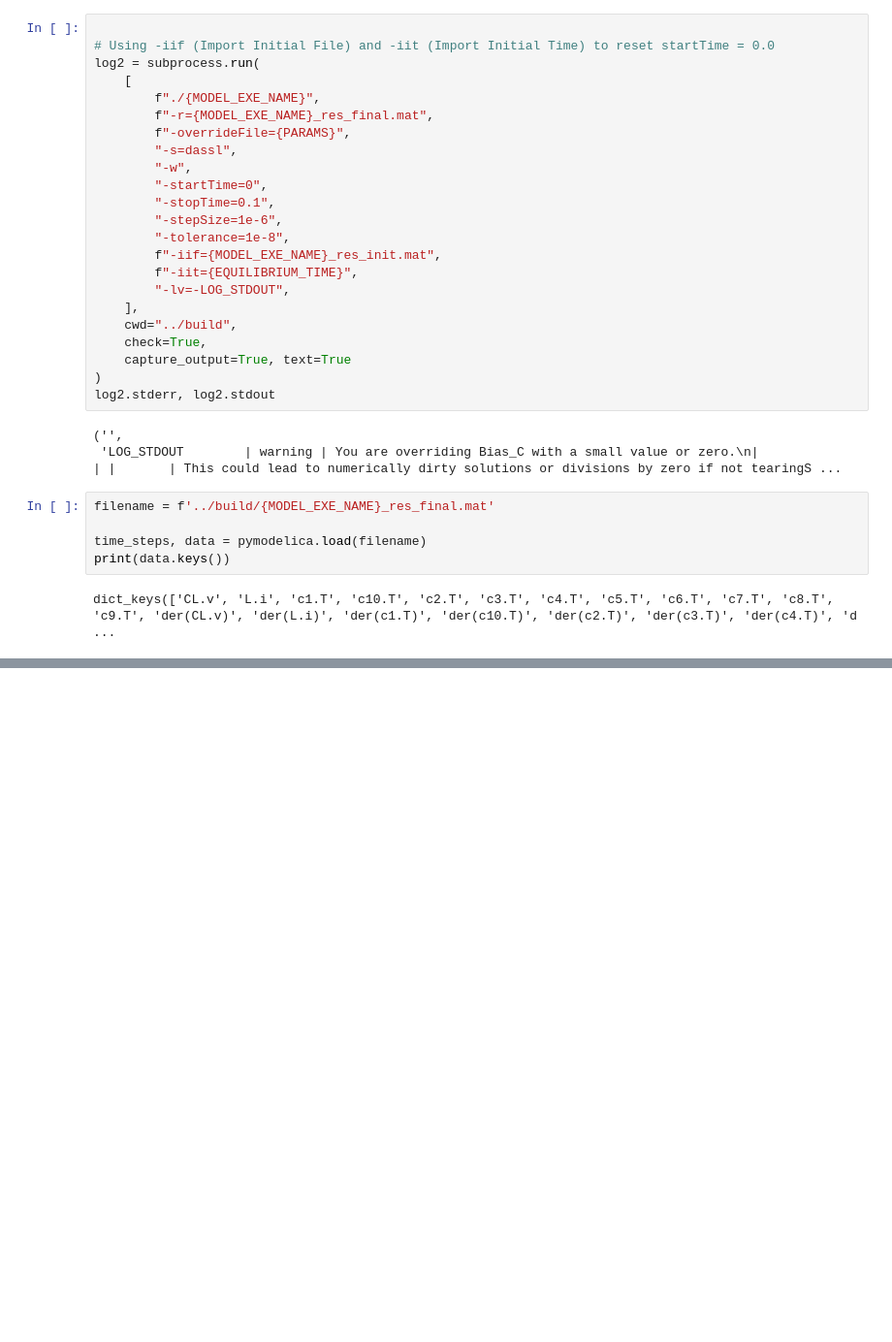
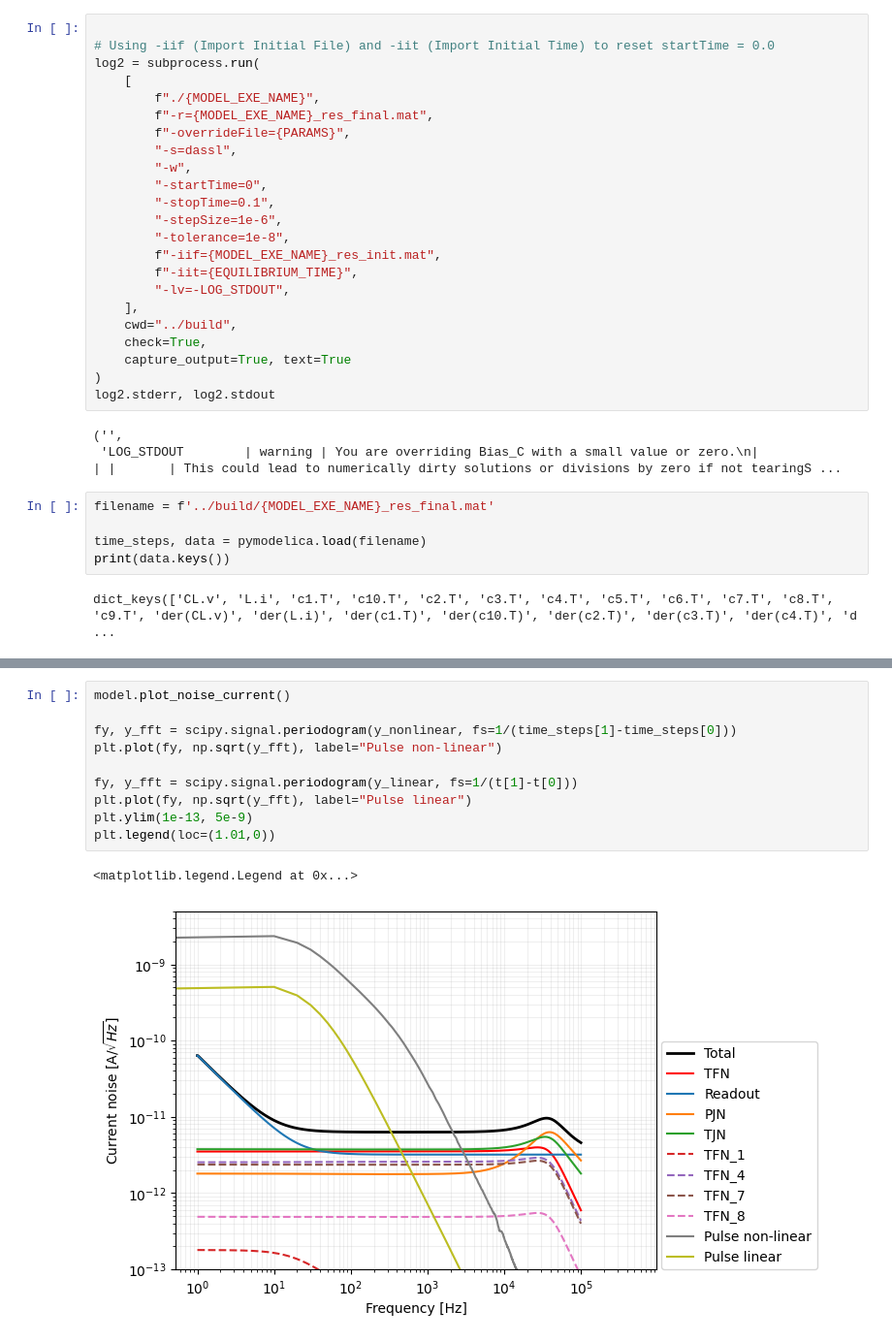
Before and after one commit to EdmondRen/TES_thermal_model, a Jupyter notebook: python/analysis.ipynb, the cells around one changed output, grey strips where cells are left out. Shown at 97% size. Drawn from its saved outputs; the diff is of its cells as text; blank space fills up the shorter version.

```diff
--- a/python/analysis.ipynb
+++ b/python/analysis.ipynb
@@ -199,3 +186,16 @@ plt.legend()
+# %%
+model.plot_noise_current()
+
+fy, y_fft = scipy.signal.periodogram(y_nonlinear, fs=1/(time_steps[1]-time_steps[0]))
+plt.plot(fy, np.sqrt(y_fft), label="Pulse non-linear")
+
+fy, y_fft = scipy.signal.periodogram(y_linear, fs=1/(t[1]-t[0]))
+plt.plot(fy, np.sqrt(y_fft), label="Pulse linear")
+plt.ylim(1e-13, 5e-9)
+plt.legend(loc=(1.01,0))
+# %% [output]
+<matplotlib.legend.Legend at 0x...>
+[figure, added]
 # %%
 plt.plot(time_steps, data['T1'])
 plt.plot(time_steps, data['T2'])
```
Also changed, not shown: parts of 9 cells of this notebook, 4 other files.
